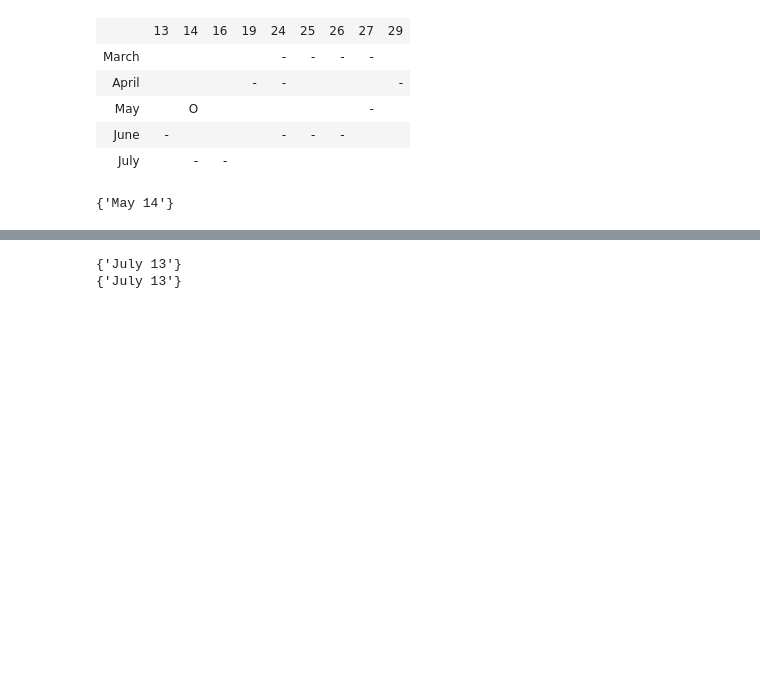
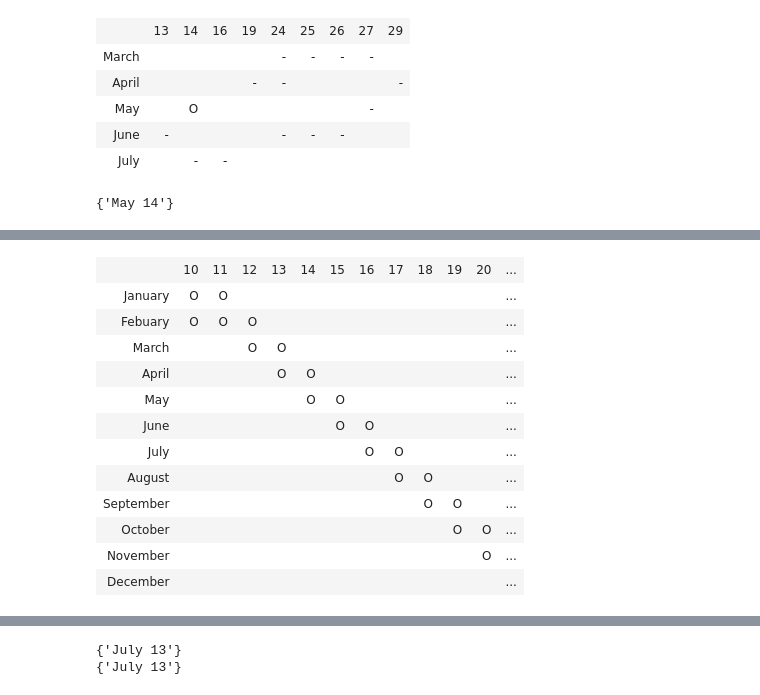
Before and after one commit to jhoward/code_shop, a Jupyter notebook: develup/notebooks/cheryls_birthday.ipynb, the cells around one changed output, grey strips where cells are left out. Saved outputs shown, nothing was run; the diff lists cells and outputs as text; code cells hidden in the pictures; blank space fills up the shorter version.

```diff
--- a/develup/notebooks/cheryls_birthday.ipynb
+++ b/develup/notebooks/cheryls_birthday.ipynb
@@ -484,0 +476,26 @@ month: That helps, but I still don't know.
+# %%
+good_dates = set()
+current_day = 10
+for m in MONTHS[:-1]:
+    good_dates.add(m + " " + str(current_day))
+    good_dates.add(m + " " + str(current_day + 1))
+    current_day += 1
+
+good_dates.add(MONTHS[1] + " " + str(10))
+good_dates.add(MONTHS[-1] + " " + str(current_day))
+
+show(good_dates)
+# %% [output]
+|  | 10 | 11 | 12 | 13 | 14 | 15 | 16 | 17 | 18 | 19 | 20 | ... |
+| January | O | O |  |  |  |  |  |  |  |  |  | ... |
+| Febuary | O | O | O |  |  |  |  |  |  |  |  | ... |
+| March |  |  | O | O |  |  |  |  |  |  |  | ... |
+| April |  |  |  | O | O |  |  |  |  |  |  | ... |
+| May |  |  |  |  | O | O |  |  |  |  |  | ... |
+| June |  |  |  |  |  | O | O |  |  |  |  | ... |
+| July |  |  |  |  |  |  | O | O |  |  |  | ... |
+| August |  |  |  |  |  |  |  | O | O |  |  | ... |
+| September |  |  |  |  |  |  |  |  | O | O |  | ... |
+| October |  |  |  |  |  |  |  |  |  | O | O | ... |
+| November |  |  |  |  |  |  |  |  |  |  | O | ... |
+| December |  |  |  |  |  |  |  |  |  |  |  | ... |
```
Also changed, not shown: parts of 5 cells of this notebook, 2 other files.
